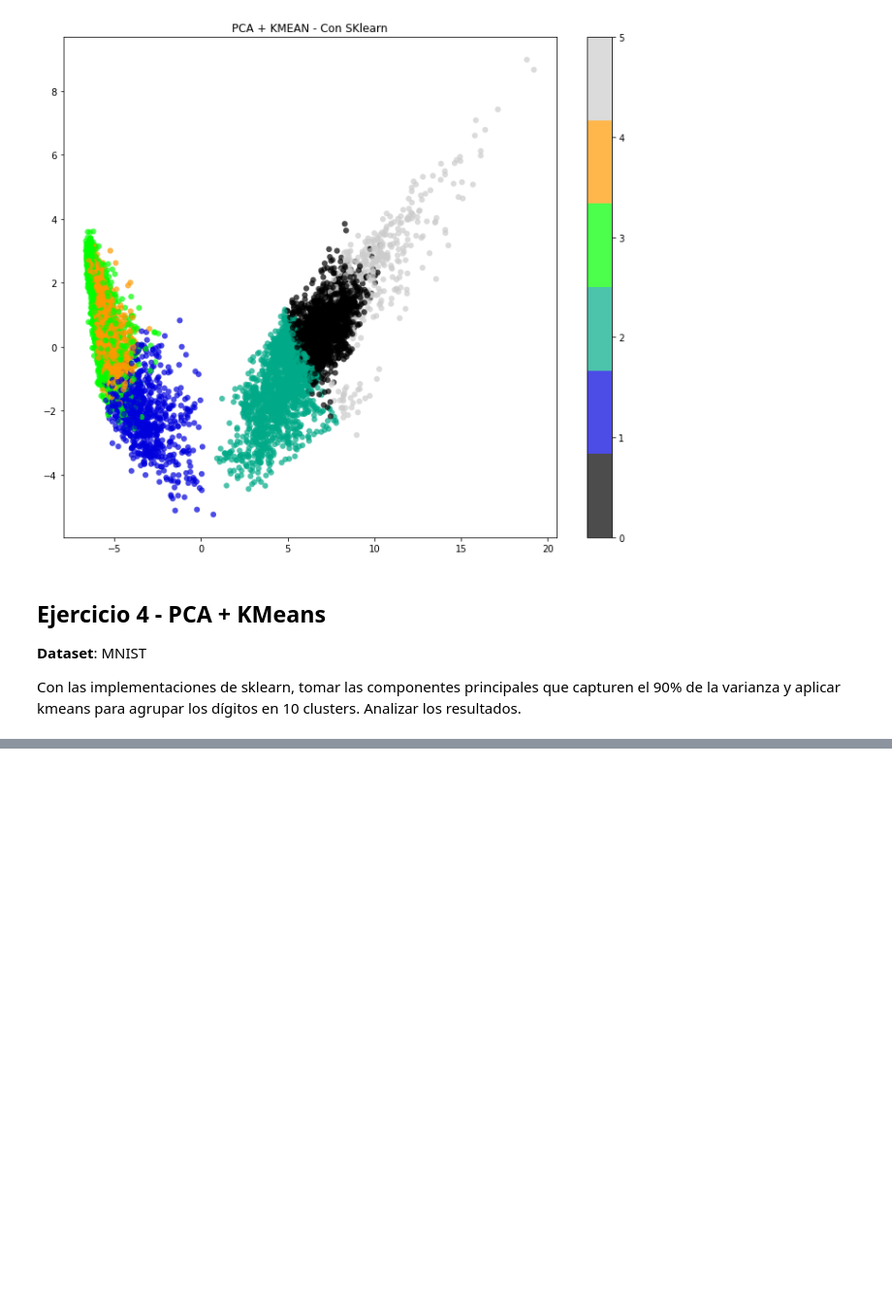
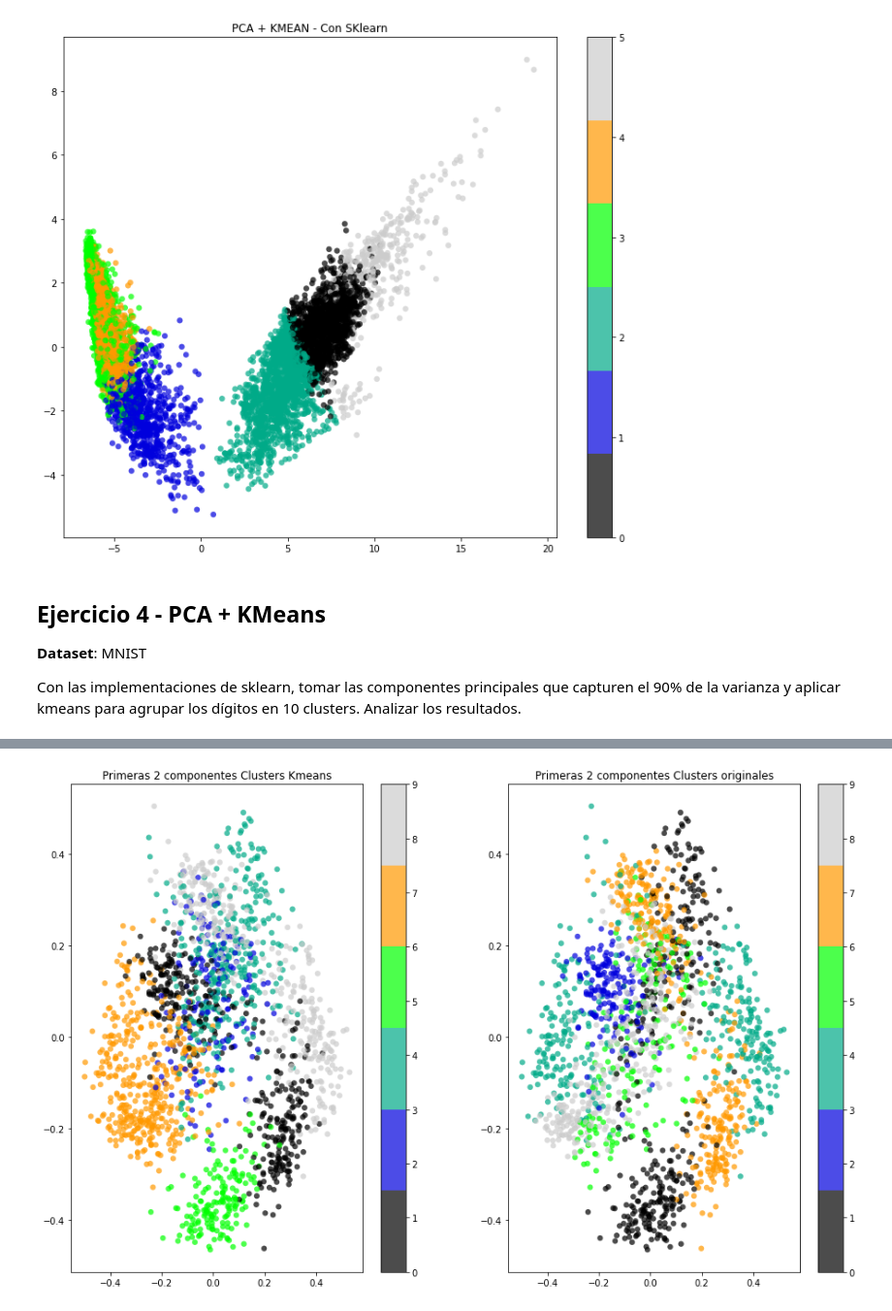
Before and after one commit to carlosdomenje/1B-Introduccion-IA, a Jupyter notebook: TP1/Trabajo_Practico_1.ipynb, the cells around one changed output, grey strips where cells are left out. Shown at 97% size. Cells and saved outputs as stored; diff of their text form; code cells hidden in the pictures; blank space fills up the shorter version.

```diff
--- a/TP1/Trabajo_Practico_1.ipynb
+++ b/TP1/Trabajo_Practico_1.ipynb
@@ -281,0 +333,16 @@ print("Componentes requeridas de PCA para llegar a 90% varianza: ",cant_componen
+# %%
+# Graficamos los primeros dos componentes - clusters id
+# Graficamos los primeros dos componentes contra clusters de kmeans
+plt.figure(figsize=(16,10))
+plt.subplot(1,2,1)
+plt.scatter(X_pca[:, 0], X_pca[:, 1], c=cluster_labels, edgecolor='none', alpha=0.7, s=40, cmap=plt.cm.get_cmap('nipy_spectral', 6))
+plt.colorbar()
+plt.title('Primeras 2 componentes Clusters Kmeans');
+
+# Graficamos los primeros dos componentes contra clusters originales
+plt.subplot(1,2,2)
+plt.scatter(X_pca[:, 0], X_pca[:, 1], c=y_out, edgecolor='none', alpha=0.7, s=40, cmap=plt.cm.get_cmap('nipy_spectral', 6))
+plt.colorbar()
+plt.title('Primeras 2 componentes Clusters originales');
+# %% [output]
+[figure, added]
```
Also changed, not shown: parts of 6 cells of this notebook.
